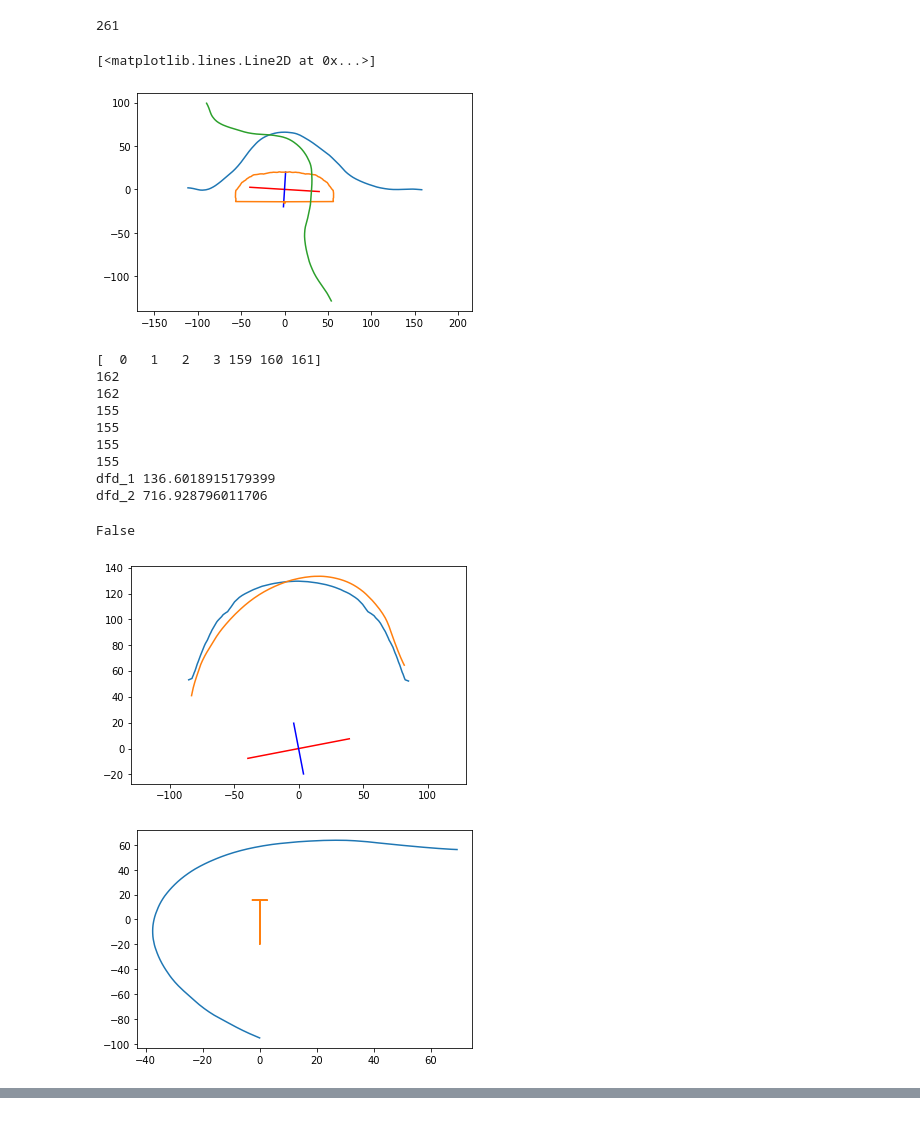
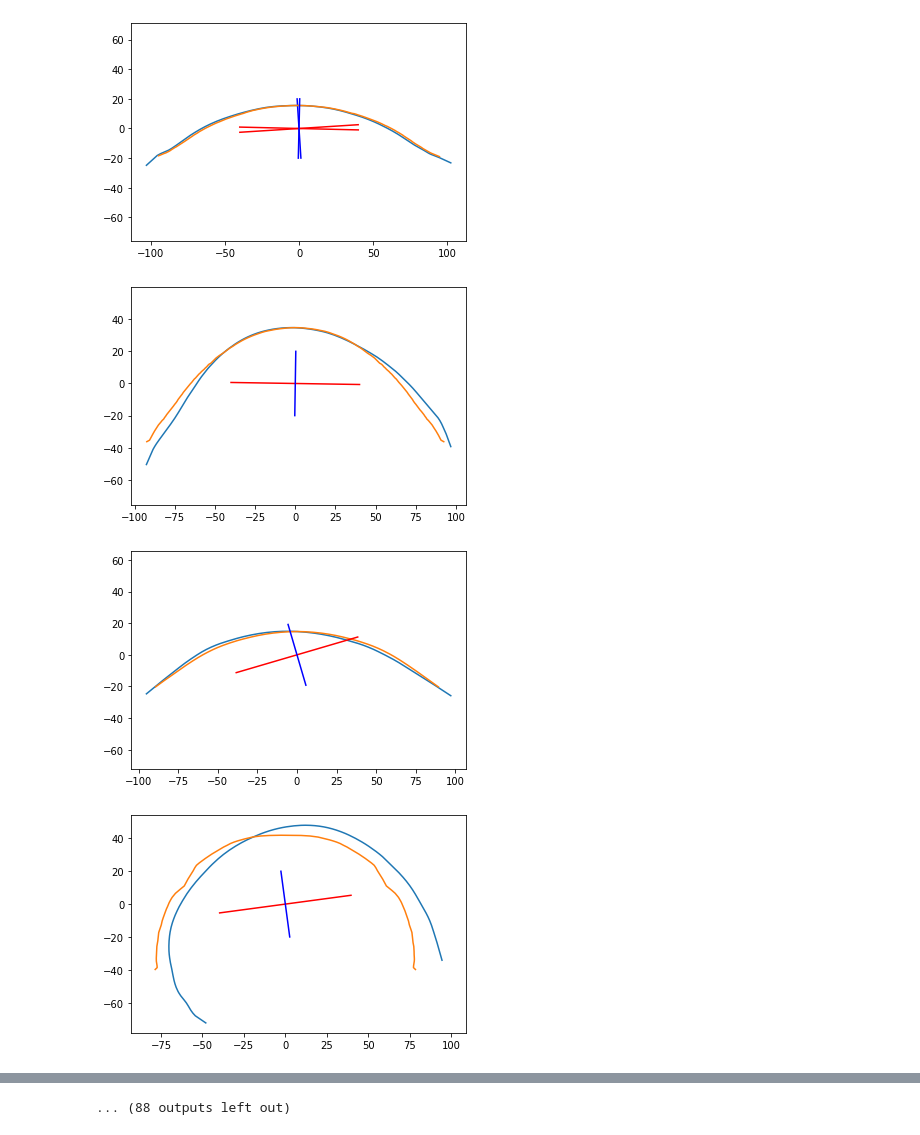
Before and after one commit to ritvikvasan/EMM, a Jupyter notebook: notebooks/SymmetricizeNotebook.ipynb, the cells around one changed output, grey strips where cells are left out. Drawn from its saved outputs; the diff is of its cells as text; code cells hidden in the pictures.

```diff
--- a/notebooks/SymmetricizeNotebook.ipynb
+++ b/notebooks/SymmetricizeNotebook.ipynb
@@ -213,43 +34,19 @@ FUCK
-# %%
-data = read_mat_file('../emm/matfiles/1.mat')
-old_x = data['x_fit']
-old_y = data['y_fit']
-#plt.plot(old_x, old_y)
-print(len(old_x))
-
-plt.plot(old_x, old_y)
-a, b = rotate_figure(old_x, old_y)
-c, d = make_symmetric(a, b)
-plt.plot(c, d)
-#a =
-plt.plot(a, b)
-# %% [output]
-261
-[<matplotlib.lines.Line2D at 0x...>]
-[figure, removed]
-# %%
-from scipy import integrate
-data = read_mat_file('../emm/matfiles/16.mat')
-old_x = data['x_outerfit']
-old_y = data['y_outerfit']
-#plt.plot(old_x, old_y)
-should_rotate(old_x, old_y)
-
-#new_x, new_y = rotate_figure(old_x, old_y)
-#plt.plot(new_x, new_y)
-#new_x, new_y, locs = make_symmetric(new_x, new_y)
-#plt.plot(new_x, new_y)
-#print(integrate.simps(new_y, new_x))
-# %% [output]
-[  0   1   2   3 159 160 161]
-162
-162
-155
-155
-155
-155
-dfd_1 136.6018915179399
-dfd_2 716.928796011706
-False
-[figure, removed]
-[figure, removed]
+# %%
+for i in range(100):
+    shape = Symmetricize('../emm/matfiles/' + str(i+1) + '.mat')
+    if(shape.should_rotate("outerfit")):
+        rot_x, rot_y = shape.rotate_figure("outerfit")
+        rot_then_sym_x, rot_then_sym_y = shape.make_symmetric("rotated", rot_x, rot_y)
+        plt.figure(i)
+        plt.plot(shape.x_outerfit, shape.y_outerfit)
+        plt.plot(rot_then_sym_x, rot_then_sym_y)
+    else:
+        new_x2, new_y2 = shape.make_symmetric("outerfit")
+        plt.figure(i)
+        plt.plot(shape.x_outerfit, shape.y_outerfit)
+        plt.plot(new_x2, new_y2)
+# %% [output]
+[figure, added]
+[figure, added]
+[figure, added]
+[figure, added]
@@ -255,0 +61 @@ False
+... (88 outputs left out)
```
Also changed, not shown: parts of 7 cells of this notebook, 3 other files.
